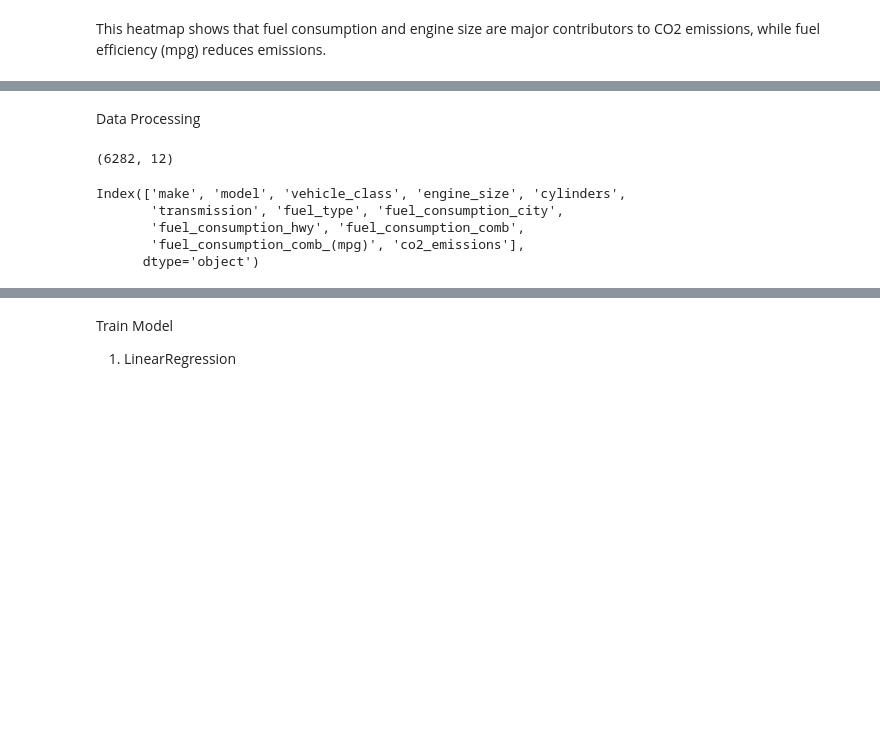
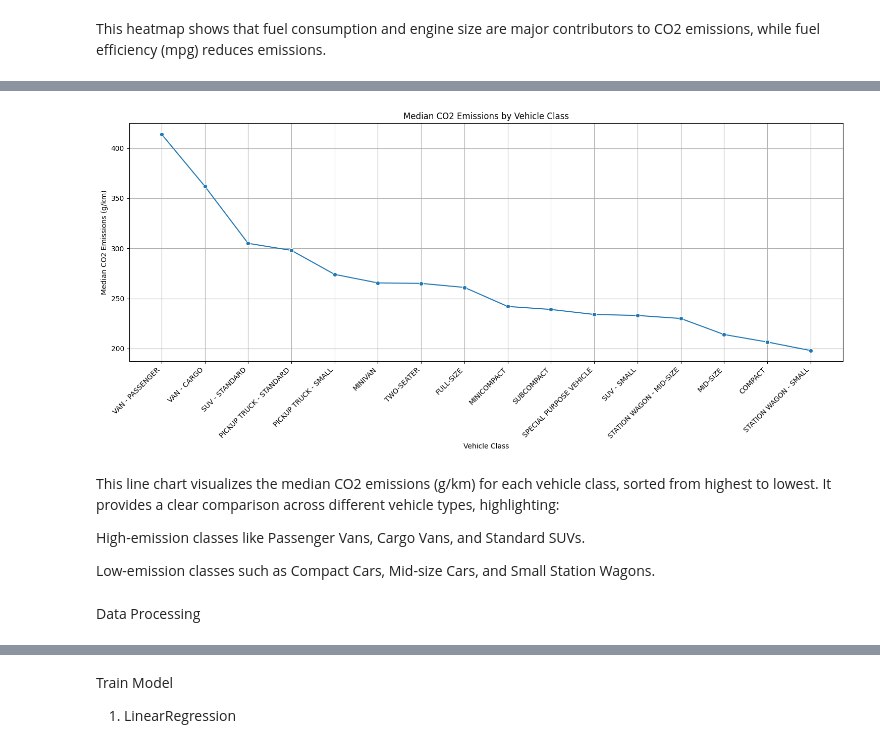
Before and after one commit to Floraannchan/CO2_Prediction, a Jupyter notebook: emission.ipynb, the cells around one changed output, grey strips where cells are left out. Cells and saved outputs as stored; diff of their text form; code cells hidden in the pictures; blank space fills up the shorter version.

```diff
--- a/emission.ipynb
+++ b/emission.ipynb
@@ -137,2 +146,24 @@ Fule Consumption City - This also shows a right-skewed distribution, which is ex
+# %%
+
+vehicle_medians = df.groupby('vehicle_class')['co2_emissions'].median().sort_values(ascending=False)
+# Plot as a line graph
+plt.figure(figsize=(15, 7))
+sns.lineplot(x=vehicle_medians.index, y=vehicle_medians.values, marker='o')
+
+plt.title('Median CO2 Emissions by Vehicle Class')
+plt.xlabel('Vehicle Class')
+plt.ylabel('Median CO2 Emissions (g/km)')
+plt.xticks(rotation=45, ha='right')
+plt.grid(True)
+plt.tight_layout()
+plt.show()
+# %% [output]
+[figure, added]
+# %% [markdown]
+This line chart visualizes the median CO2 emissions (g/km) for each vehicle class, sorted from highest to lowest. It provides a clear comparison across different vehicle types, highlighting:
+
+High-emission classes like Passenger Vans, Cargo Vans, and Standard SUVs.
+
+Low-emission classes such as Compact Cars, Mid-size Cars, and Small Station Wagons.
 # %% [markdown]
 Data Processing
@@ -145,12 +169,0 @@ df = df.dropna()
-# %%
-df.shape
-# %% [output]
-(6282, 12)
-# %%
-print(df.columns)
-# %% [output]
-Index(['make', 'model', 'vehicle_class', 'engine_size', 'cylinders',
-       'transmission', 'fuel_type', 'fuel_consumption_city',
-       'fuel_consumption_hwy', 'fuel_consumption_comb',
-       'fuel_consumption_comb_(mpg)', 'co2_emissions'],
-      dtype='object')
```
Also changed, not shown: parts of 17 cells of this notebook.
